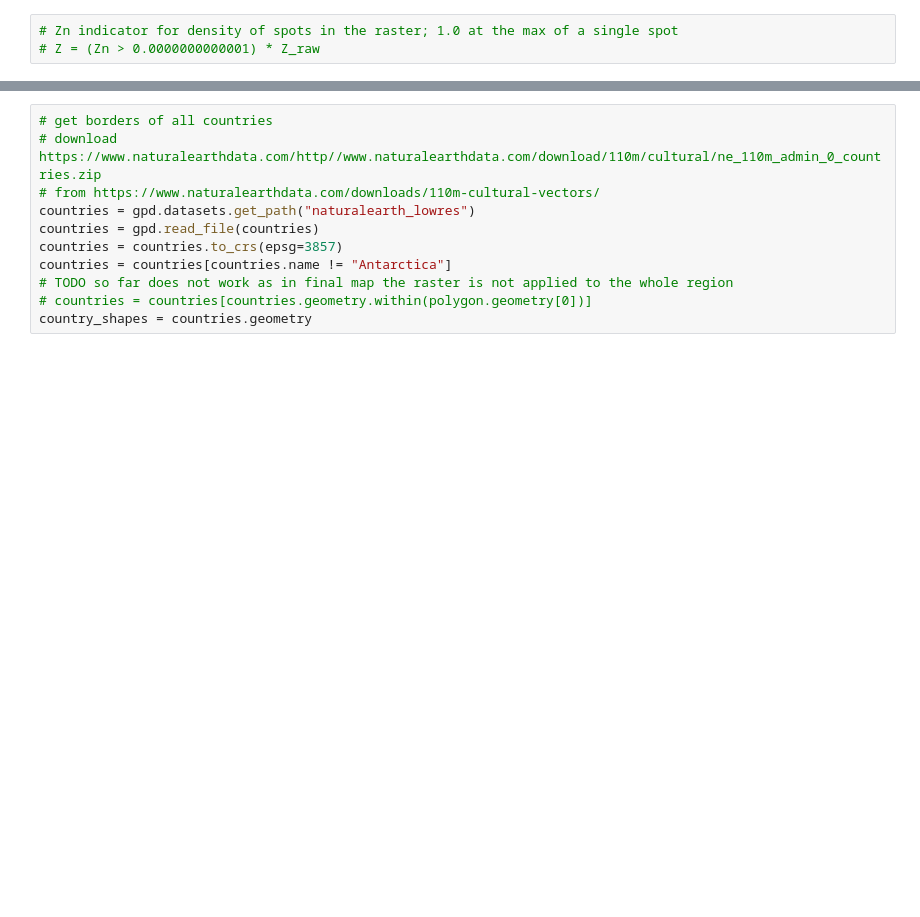
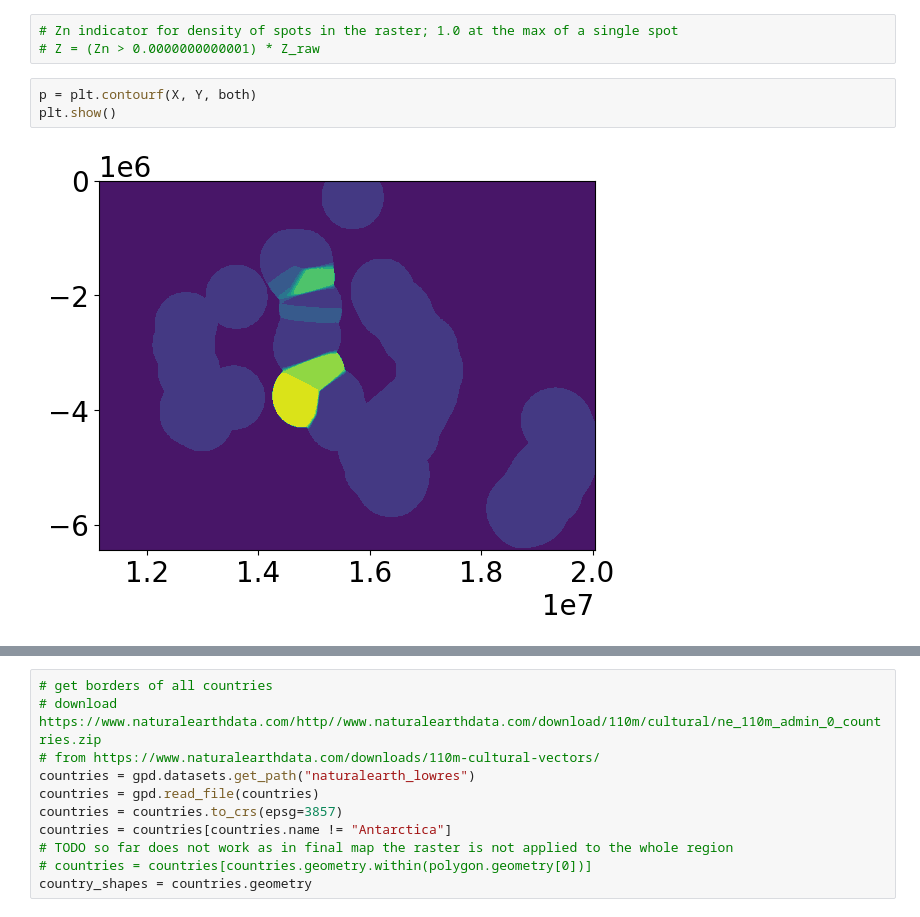
Before and after one commit to tillwenke/heatchmap, a Jupyter notebook: map/map_gpd_rasterio.ipynb, the cells around one changed output, grey strips where cells are left out. Cells and saved outputs as stored; diff of their text form; blank space fills up the shorter version.

```diff
--- a/map/map_gpd_rasterio.ipynb
+++ b/map/map_gpd_rasterio.ipynb
@@ -363,5 +400,10 @@ Z = Z_raw
 # %%
 # Zn indicator for density of spots in the raster; 1.0 at the max of a single spot
 # Z = (Zn > 0.0000000000001) * Z_raw
+# %%
+p = plt.contourf(X, Y, both)
+plt.show()
+# %% [output]
+[figure, added]
 # %%
 # see where the single distributions are placed
```
Also changed, not shown: parts of 9 cells of this notebook, 3 other files.
